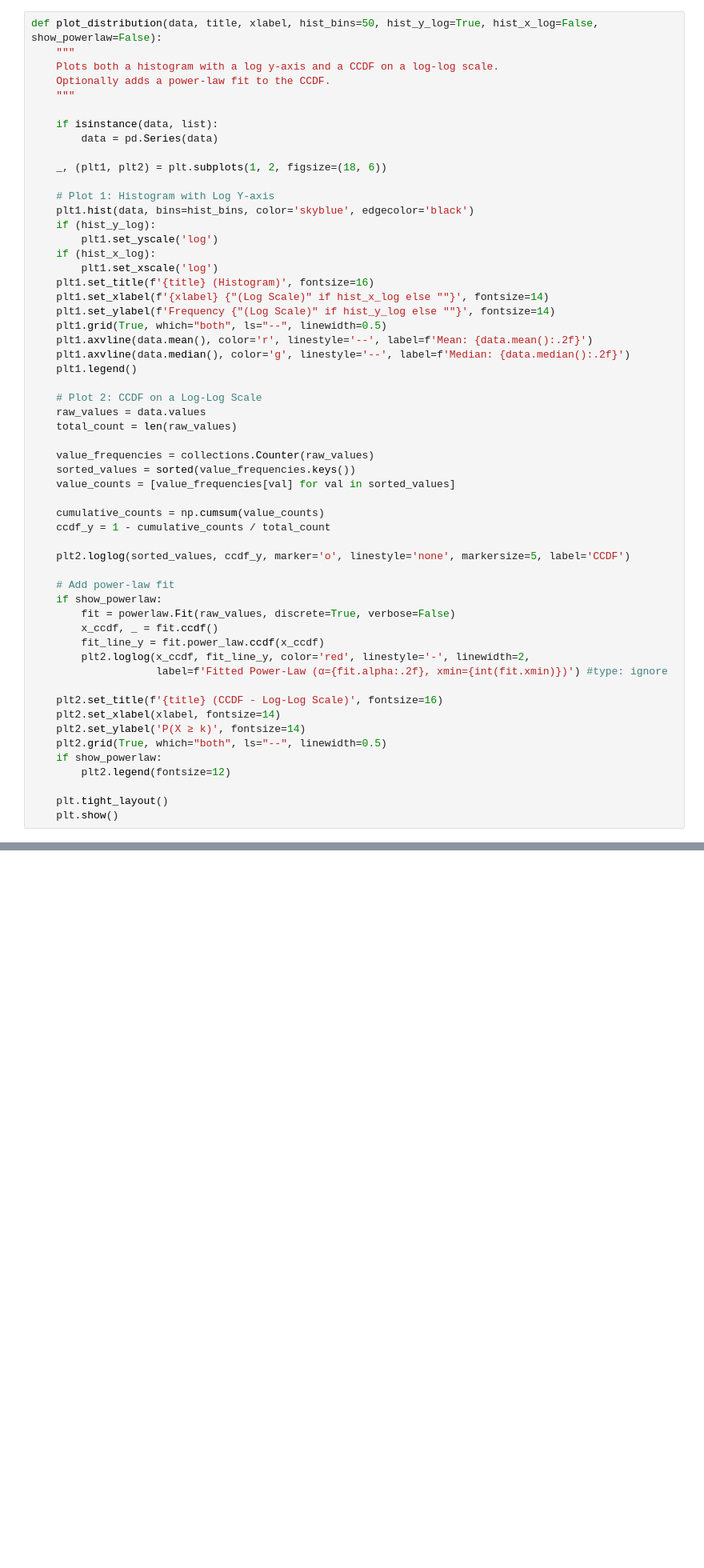
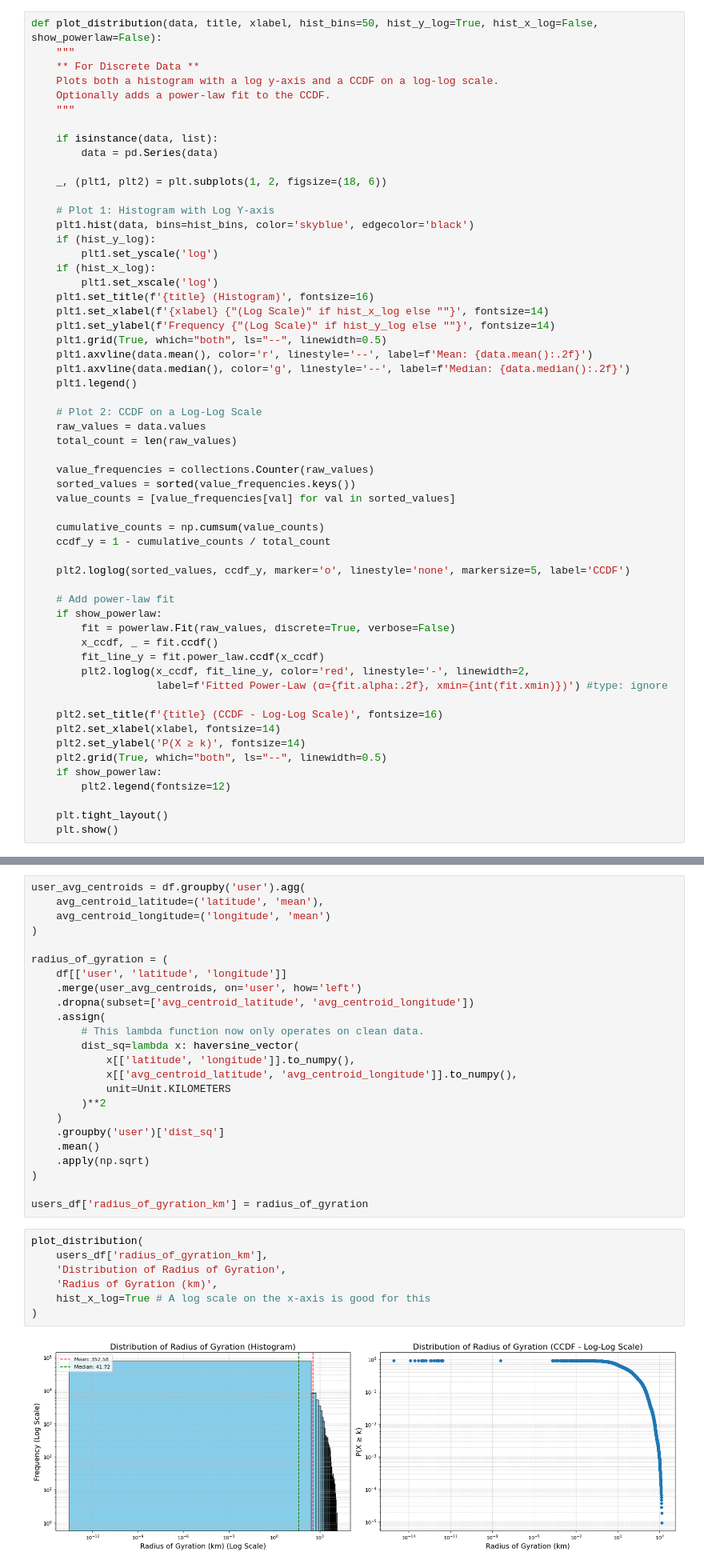
Before and after one commit to quelmitch/link-prediction-learning, a Jupyter notebook: 05_location_based_social_network/05_location_based_social_network.ipynb, the cells around one changed output, grey strips where cells are left out. Shown at 80% size. Saved outputs shown, nothing was run; the diff lists cells and outputs as text; blank space fills up the shorter version.

```diff
--- a/05_location_based_social_network/05_location_based_social_network.ipynb
+++ b/05_location_based_social_network/05_location_based_social_network.ipynb
@@ -59,6 +60,7 @@ DataFrame created successfully
 # %%
 def plot_distribution(data, title, xlabel, hist_bins=50, hist_y_log=True, hist_x_log=False, show_powerlaw=False):
     """
+    ** For Discrete Data **
     Plots both a histogram with a log y-axis and a CCDF on a log-log scale.
     Optionally adds a power-law fit to the CCDF.
     """
@@ -457,0 +687,33 @@ TODO: chose what to do. IDEA: follow-up "Mobility Analysis" notebook implementin
+# %%
+user_avg_centroids = df.groupby('user').agg(
+    avg_centroid_latitude=('latitude', 'mean'),
+    avg_centroid_longitude=('longitude', 'mean')
+)
+
+radius_of_gyration = (
+    df[['user', 'latitude', 'longitude']]
+    .merge(user_avg_centroids, on='user', how='left')
+    .dropna(subset=['avg_centroid_latitude', 'avg_centroid_longitude'])
+    .assign(
+        # This lambda function now only operates on clean data.
+        dist_sq=lambda x: haversine_vector(
+            x[['latitude', 'longitude']].to_numpy(),
+            x[['avg_centroid_latitude', 'avg_centroid_longitude']].to_numpy(),
+            unit=Unit.KILOMETERS
+        )**2
+    )
+    .groupby('user')['dist_sq']
+    .mean()
+    .apply(np.sqrt)
+)
+
+users_df['radius_of_gyration_km'] = radius_of_gyration
+# %%
+plot_distribution(
+    users_df['radius_of_gyration_km'],
+    'Distribution of Radius of Gyration',
+    'Radius of Gyration (km)',
+    hist_x_log=True # A log scale on the x-axis is good for this
+)
+# %% [output]
+[figure, added]
```
Also changed, not shown: parts of 35 cells of this notebook.
